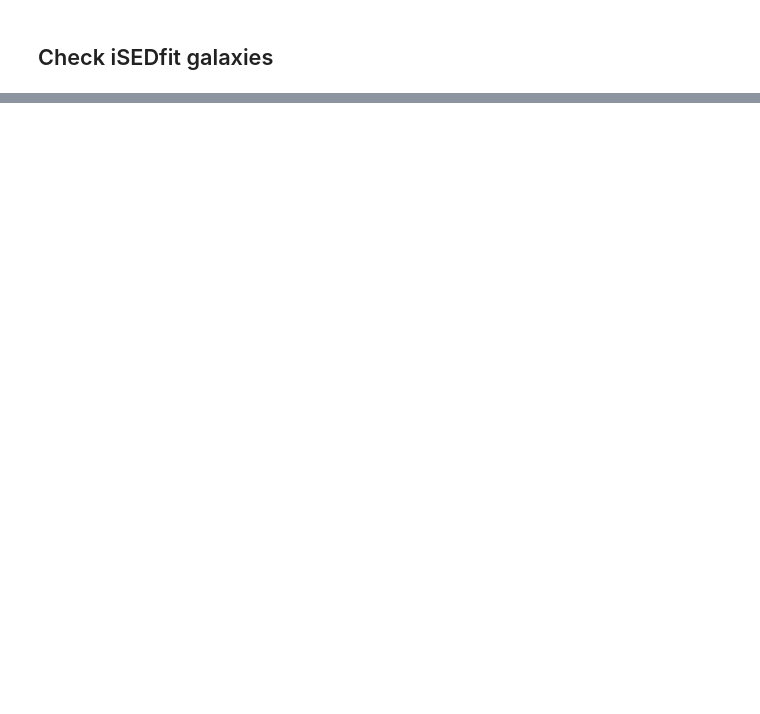
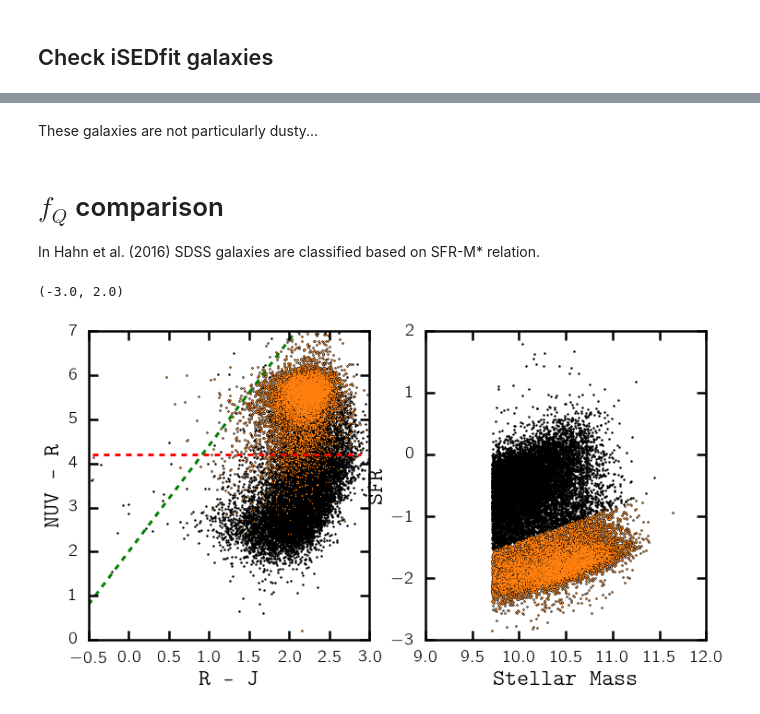
Before and after one commit to changhoonhahn/central_quenching, a Jupyter notebook: CenQue/GalProp_comparison.ipynb, the cells around one changed output, grey strips where cells are left out. Cells and saved outputs as stored; diff of their text form; code cells hidden in the pictures; blank space fills up the shorter version.

```diff
--- a/CenQue/GalProp_comparison.ipynb
+++ b/CenQue/GalProp_comparison.ipynb
@@ -398,0 +603,38 @@ for i_z, zbin in enumerate(cosmos_zbins):
+# %% [markdown]
+
+These galaxies are not particularly dusty...
+# %% [markdown]
+# $f_Q$ comparison
+In Hahn et al. (2016) SDSS galaxies are classified based on SFR-M* relation.
+# %%
+#NUV-r vs r-j
+nsa_match = np.where(vagc['nsa_id'] != -999)
+
+fig = plt.figure(figsize=(12,6))
+sub = fig.add_subplot(121)
+sub.scatter(vagc['nsa_absmag_r'][nsa_match] - vagc['nsa_absmag_j'][nsa_match],
+            vagc['nsa_absmag_nuv'][nsa_match] - vagc['nsa_absmag_r'][nsa_match],
+           c='k', s=2)
+sub.plot(np.arange(-1., 3., 0.1), 2.0 + 2.4*np.arange(-1., 3., 0.1), c='g', lw=3, ls='--')
+sub.plot(np.arange(-1., 3., 0.1), 4.2 + 0.*np.arange(-1., 3.,0.1), c='r', lw=3, ls='--')
+
+nsa_match_Q = np.where((vagc['nsa_id'] != -999) & (vagc['sfr'] < 0.53 * (vagc['mass'] - 10.5)+ 1.1 * (vagc['z'] - 0.0502) - 1.11))
+
+sub.scatter(vagc['nsa_absmag_r'][nsa_match_Q] - vagc['nsa_absmag_j'][nsa_match_Q],
+            vagc['nsa_absmag_nuv'][nsa_match_Q] - vagc['nsa_absmag_r'][nsa_match_Q],
+           c=pretty_colors[3], s=2, lw=0)
+sub.set_xlabel('R - J', fontsize=25)
+sub.set_xlim([-0.5, 3.])
+sub.set_ylabel('NUV - R', fontsize=25)
+sub.set_ylim([0., 7.])
+
+sub = fig.add_subplot(122)
+sub.scatter(vagc['mass'][nsa_match], vagc['sfr'][nsa_match], c='k', s=2)
+sub.scatter(vagc['mass'][nsa_match_Q], vagc['sfr'][nsa_match_Q], c=pretty_colors[3], lw=0, s=2)
+sub.set_xlabel('Stellar Mass', fontsize=25)
+sub.set_xlim([9., 12.])
+sub.set_ylabel('SFR', fontsize=25)
+sub.set_ylim([-3., 2.])
+# %% [output]
+(-3.0, 2.0)
+[figure, added]
```
Also changed, not shown: parts of 48 cells of this notebook, 2 other files.
